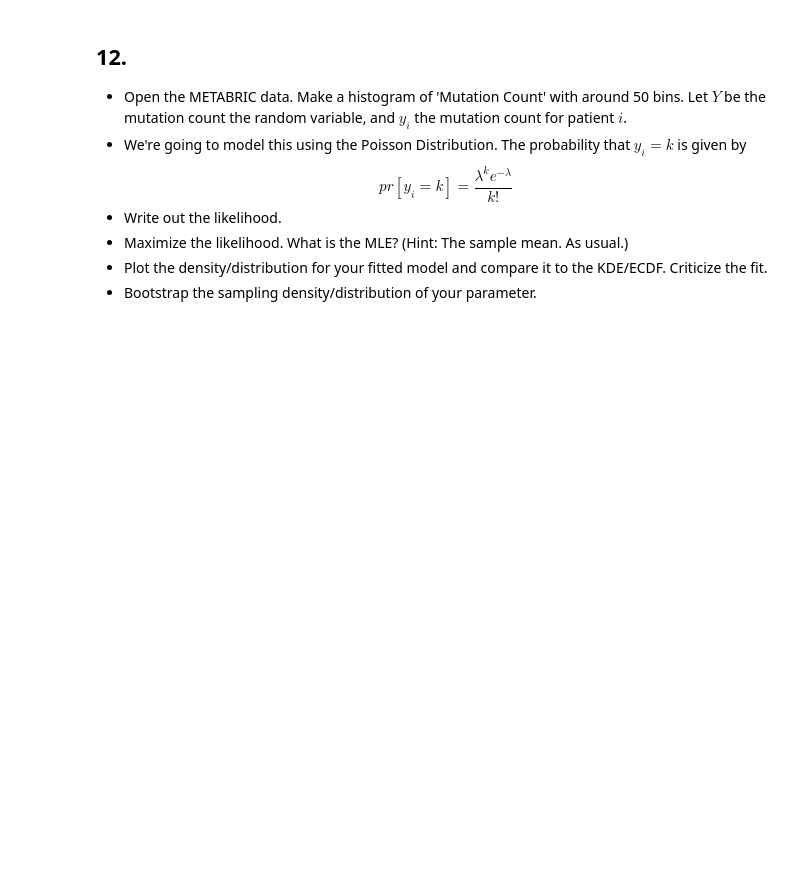
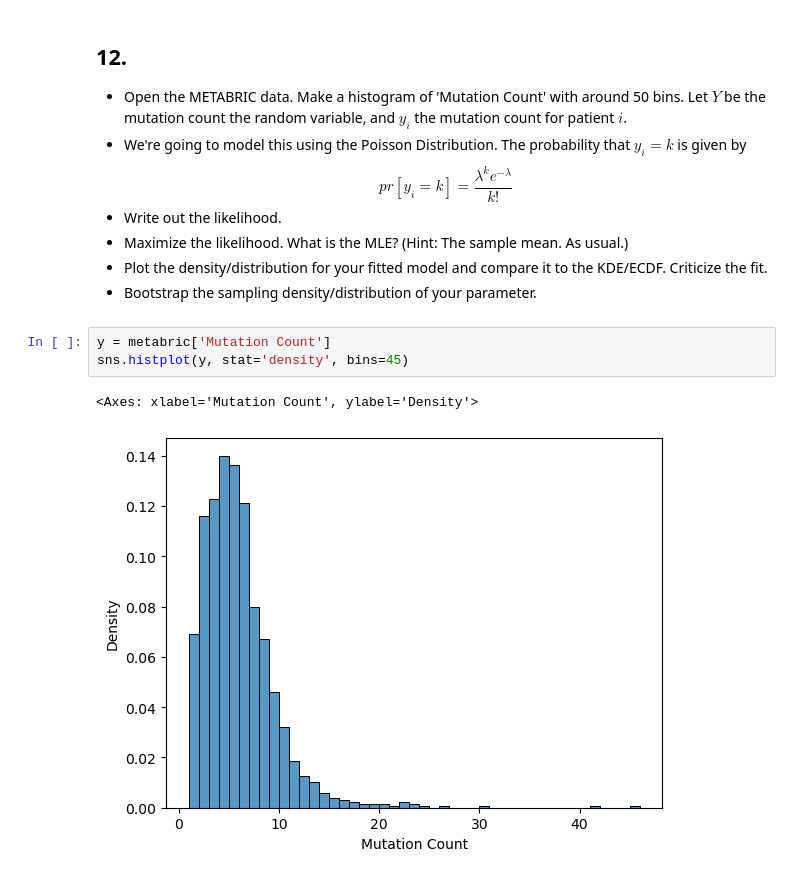
Before and after one commit to jacksonpkennedy/ds5030-assignment-7, a Jupyter notebook: assignment_7.ipynb, the cells around one changed output. Drawn from its saved outputs; the diff is of its cells as text; blank space fills up the shorter version.

```diff
--- a/assignment_7.ipynb
+++ b/assignment_7.ipynb
@@ -183,3 +183,9 @@ $$
 - Maximize the likelihood. What is the MLE? (Hint: The sample mean. As usual.)
 - Plot the density/distribution for your fitted model and compare it to the KDE/ECDF. Criticize the fit.
 - Bootstrap the sampling density/distribution of your parameter.
+# %%
+y = metabric['Mutation Count']
+sns.histplot(y, stat='density', bins=45)
+# %% [output]
+<Axes: xlabel='Mutation Count', ylabel='Density'>
+[figure, added]
```
